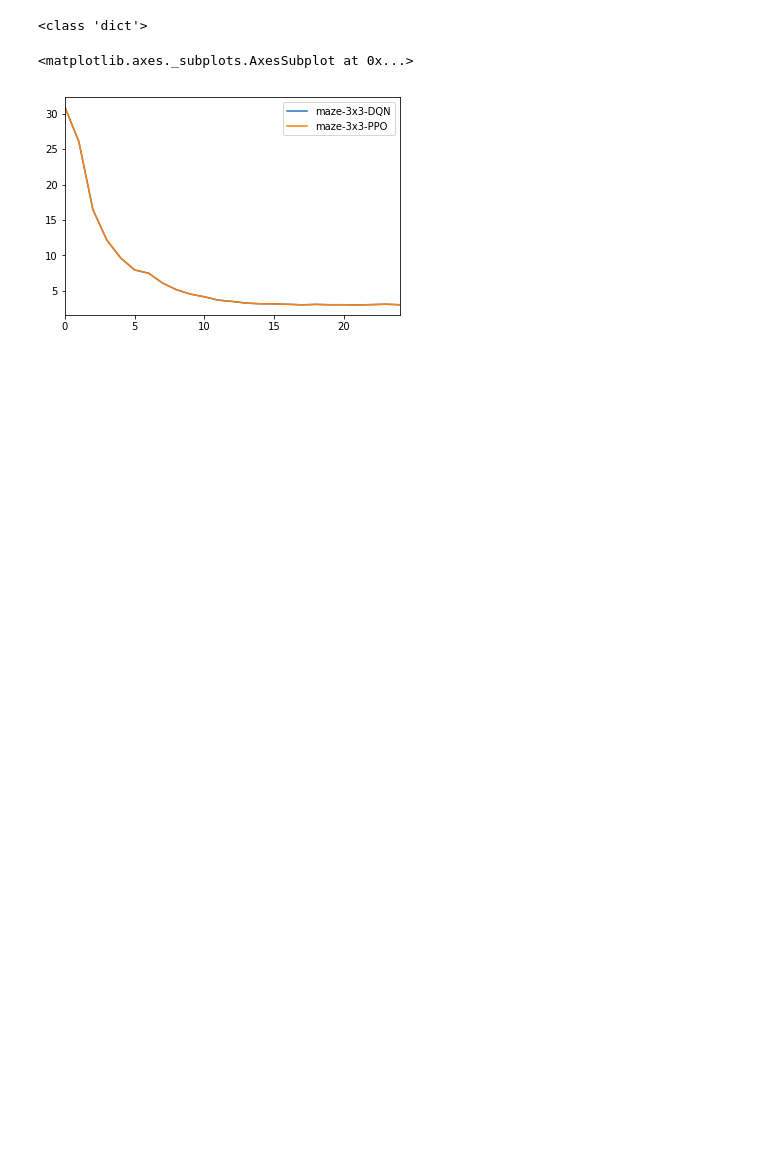
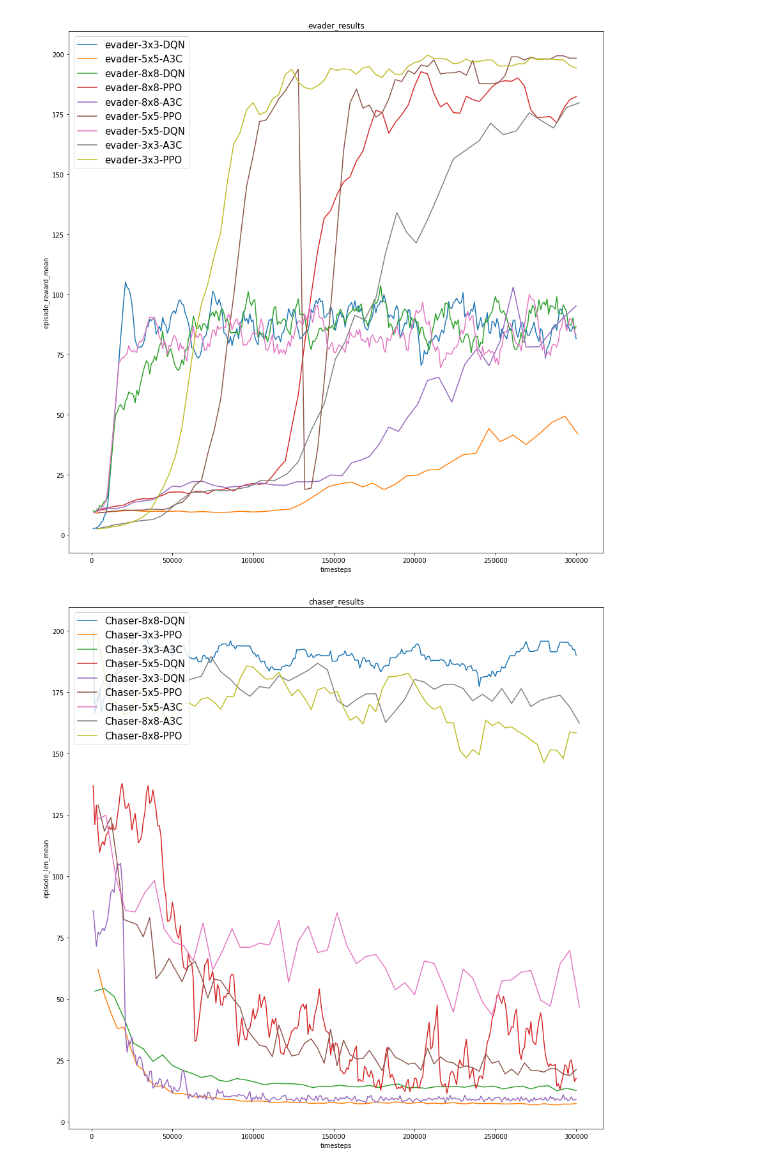
Before and after one commit to kinseyreeves/Deep-RL-Baselines, a Jupyter notebook: results/result_parser.ipynb, the cells around one changed output. Drawn from its saved outputs; the diff is of its cells as text; code cells hidden in the pictures; blank space fills up the shorter version.

```diff
--- a/results/result_parser.ipynb
+++ b/results/result_parser.ipynb
@@ -1,16 +18,4 @@
 # %%
-%matplotlib inline
-
-import matplotlib
-import numpy as np
-import matplotlib.pyplot as plt
-
-import pandas as pd
-import numpy as np
-from pathlib import Path
-import os
-import json
-import sys, json
 
 
 def show_graphs(top_level_dir, timesteps = True):
@@ -55,43 +60,75 @@ def show_graphs(top_level_dir, timesteps = True):
 
     return all_dfs
 
-a = show_graphs("maze_results")
-print(type(a))
+#a = show_graphs("maze_results")
+#print(type(a))
-# %% [output]
-<class 'dict'>
 # %%
+"""
+Generate episode length graphs for Chaser
+"""
+
+
 def get_df(top_level_dir, column = "episode_len_mean"):
     """
     Shows all the results in a directory from
     """
     #This should point to wherever the results file is
     files = []
 
     for path in Path(top_level_dir).rglob('result.json'):
         files.append(path.__str__())
 
     all_dfs = {}
     data_dict = {}
+    steps_dict = {}
+
     for file in files:
 
         #Extract the filename
         filename = file.split("/")[1]
 
         #print(filename)
         data = [json.loads(line) for line in open(file, 'r')]
 
         data_dict[filename] = []
+        steps_dict[filename+'_xval'] = []
+
 
         for i in data:
             data_dict[filename].append(i[column])
+            steps_dict[filename+'_xval'].append(i['timesteps_total'])
 
-    return data_dict
+    return data_dict, steps_dict
+
+def generate_multi_graph(top_dir, column):
+
+    data_dict, steps_dict = get_df(top_dir, column=column)
+
+    fig = plt.figure(figsize = (15,15))
+    ax1 = fig.add_subplot(111)
+
+    for idx in data_dict:
+        ax1.plot(steps_dict[idx+"_xval"], data_dict[idx], label = idx)
+
+    plt.legend(loc='upper left', prop={'size':15});
+    plt.xlabel("timesteps")
+    plt.ylabel(column)
+    plt.title(top_dir)
+
+    plt.show()
+
+generate_multi_graph("evader_results", column = "episode_reward_mean")
+generate_multi_graph("chaser_results", column = "episode_len_mean")
+generate_multi_graph("maze_results", column = "episode_len_mean")
 
 
-data_dict = get_df("maze_results")
 
-df=pd.DataFrame.from_dict(data_dict,orient='index').transpose()
-df.plot()
+
+
+# df=pd.DataFrame.from_dict(data_dict,orient='index').transpose()
+# display(df)
+
+# df.plot(figsize = (10,10))
 # %% [output]
-<matplotlib.axes._subplots.AxesSubplot at 0x...>
-[figure, old version]
+[figure, new version]
+[figure, added]
```
Also changed, not shown: parts of 2 cells of this notebook, 5 other files.
